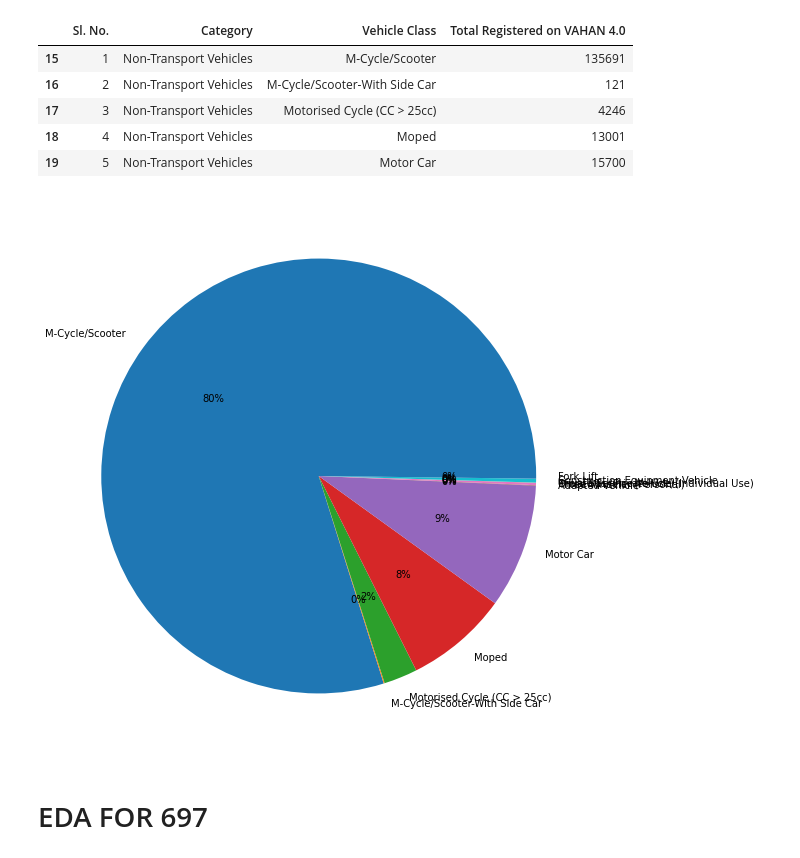
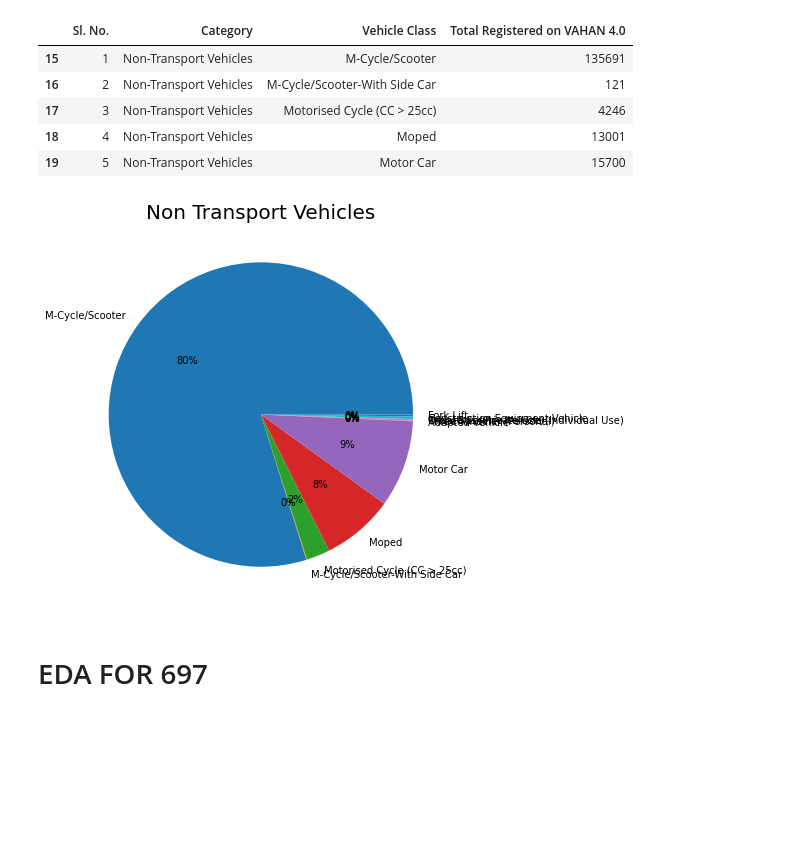
Before and after one commit to VarunIyengar/Team-Varun-Project-2, a Jupyter notebook: Varun.ipynb, the cells around one changed output. Saved outputs shown, nothing was run; the diff lists cells and outputs as text; code cells hidden in the pictures; blank space fills up the shorter version.

```diff
--- a/Varun.ipynb
+++ b/Varun.ipynb
@@ -74,11 +76,12 @@ df_2384_NTV.head()
 | 18 | 4 | Non-Transport Vehicles | Moped | 13001 |
 | 19 | 5 | Non-Transport Vehicles | Motor Car | 15700 |
 # %%
-plt.figure(figsize = (10,10))
+plt.figure(figsize = (10,7))
+plt.title("Non Transport Vehicles",fontsize = 20)
 plt.pie(df_2384_NTV["Total Registered on VAHAN 4.0"], labels = df_2384_NTV["Vehicle Class"], autopct='%.0f%%')
 plt.show()
 # %% [output]
-[figure, old version]
+[figure, new version]
 # %%
 # IT CAN BE CLEARLY SEEN THAT 80% ARE "M-Cycle/Scooter", 7.6% ARE "Moped" & 9.2% ARE "Motor Car", OTHERS ARE NEGLIGIBLE
 # %% [markdown]
```
Also changed, not shown: parts of 11 cells of this notebook.
